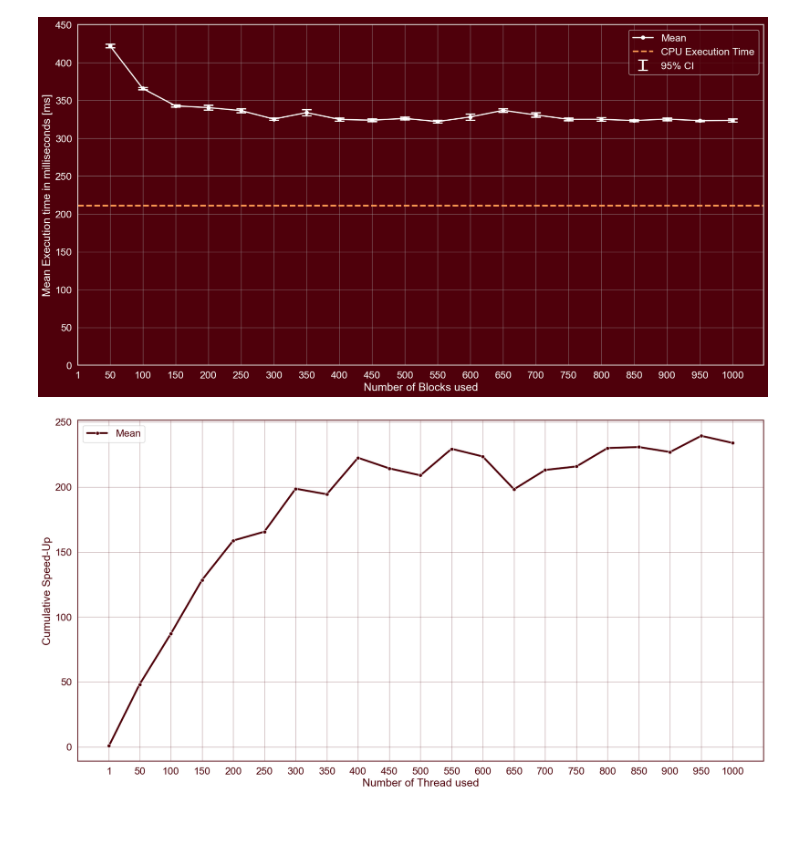
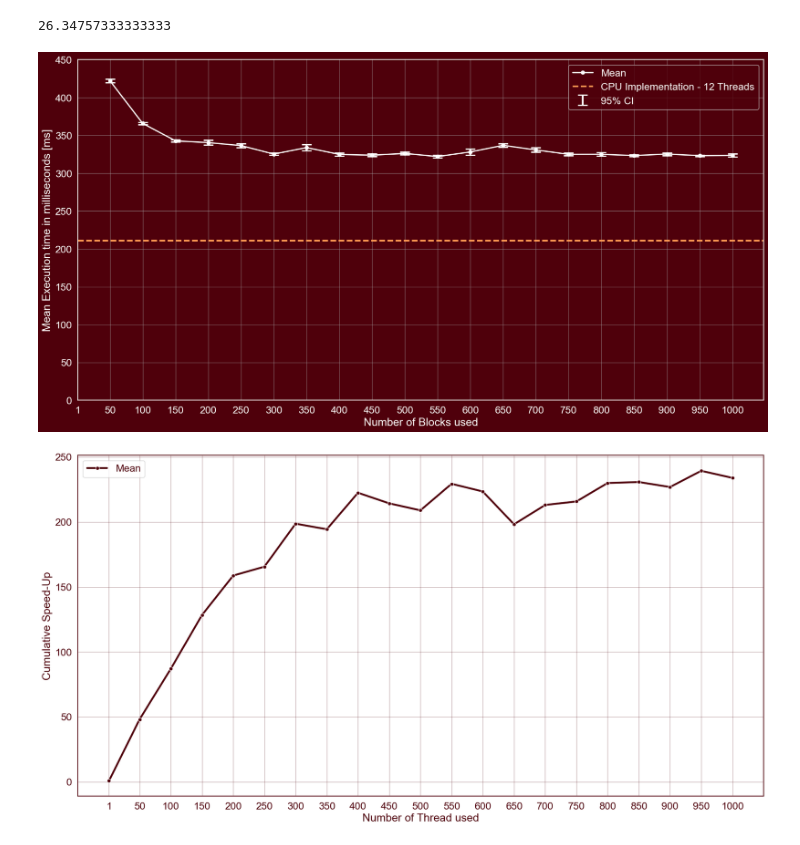
Before and after one commit to AliceOrlandini/Integer-Factorization, a Jupyter notebook: code/Python/CUDA_Analysis/Experiment_2/script.ipynb, the cells around one changed output. Cells and saved outputs as stored; diff of their text form; code cells hidden in the pictures.

```diff
--- a/code/Python/CUDA_Analysis/Experiment_2/script.ipynb
+++ b/code/Python/CUDA_Analysis/Experiment_2/script.ipynb
@@ -33,3 +28,7 @@ dtype: int64
+# %%
+CSV[CSV["num_CUDA_blocks"] == 550]["GPU_execution_time"].mean()
+# %% [output]
+26.34757333333333
 # %%
 red_backgroud = True
 
@@ -64,35 +63,35 @@ else:
     line_width = 2
 
 y_V = []
 
 ci = []
 
 CUDA_blocks_ticks = sorted(CSV['num_CUDA_blocks'].unique())
 
 for blocks in range(step, max_CUDA_blocks+1, step):
 
     y_V.append(CSV[CSV["num_CUDA_blocks"] == blocks][execution_time].mean())
     ci.append(1.96 * (CSV[CSV["num_CUDA_blocks"] == blocks][execution_time].std() / math.sqrt(n)))
 
 
 plt.errorbar(x=range(step, max_CUDA_blocks+1, step), y=y_V, fmt='o', yerr=ci, markersize=1, capsize=8, label="95% CI", color=line_color, lw=3, capthick=2)
 
 sns.lineplot(x=range(step, max_CUDA_blocks+1, step), y=y_V, marker='o', label="Mean", color=line_color, linewidth=line_width)
 
 # Plot horizontal line at 211 ms (CPU execution time)
-plt.axhline(y=211, color='#FF9B54', linestyle='--', label="CPU Execution Time", lw=2.5)
+plt.axhline(y=211, color='#FF9B54', linestyle='--', label="CPU Implementation - 12 Threads", lw=2.5)
 
 plt.xlabel('Number of Blocks used')
 plt.ylabel('Mean Execution time in milliseconds [ms]')
 
 plt.ylim(0, 450)
 
 plt.xticks(CUDA_blocks_ticks)
 
 plt.legend()
 plt.show()
 # %% [output]
-[figure, old version]
+[figure, new version]
 # %%
 # Cumulative Speedup
 red_backgroud = False
```
Also changed, not shown: parts of 1 cell of this notebook, 24 other files.
